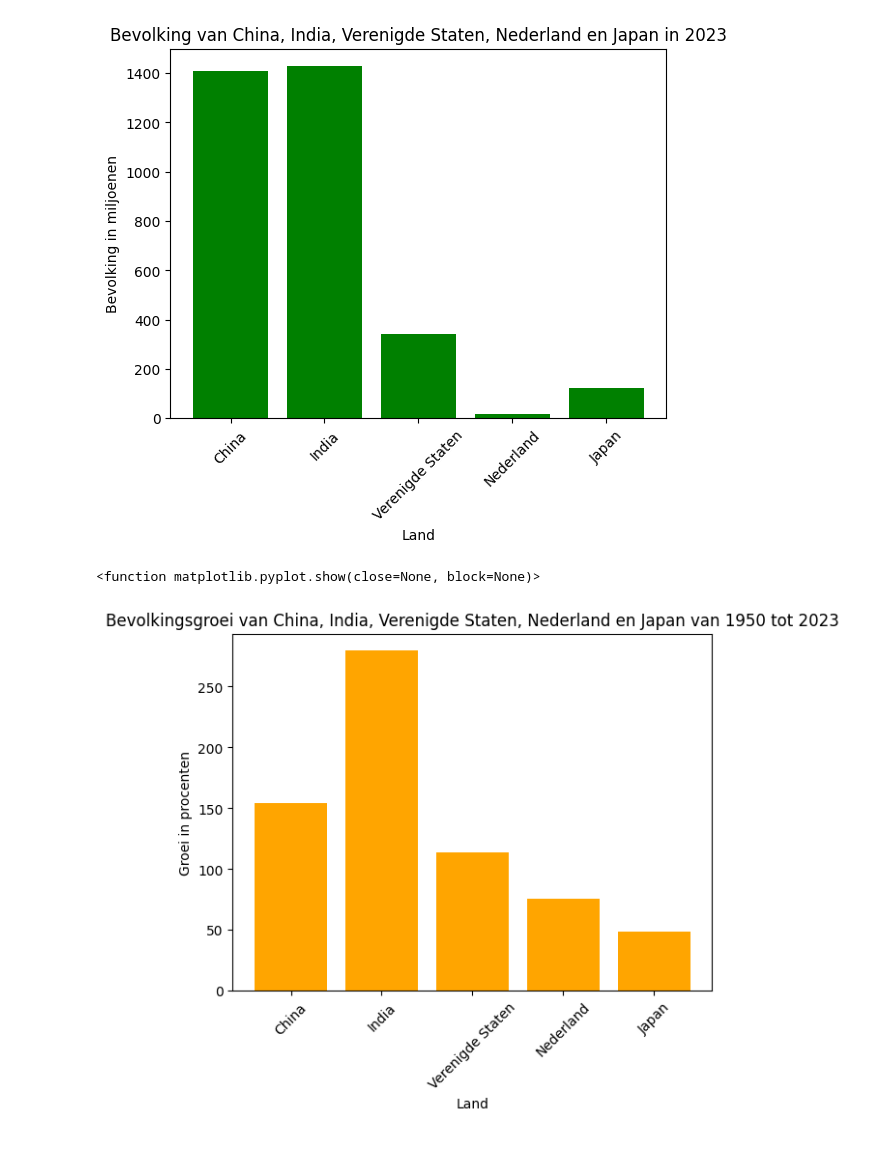
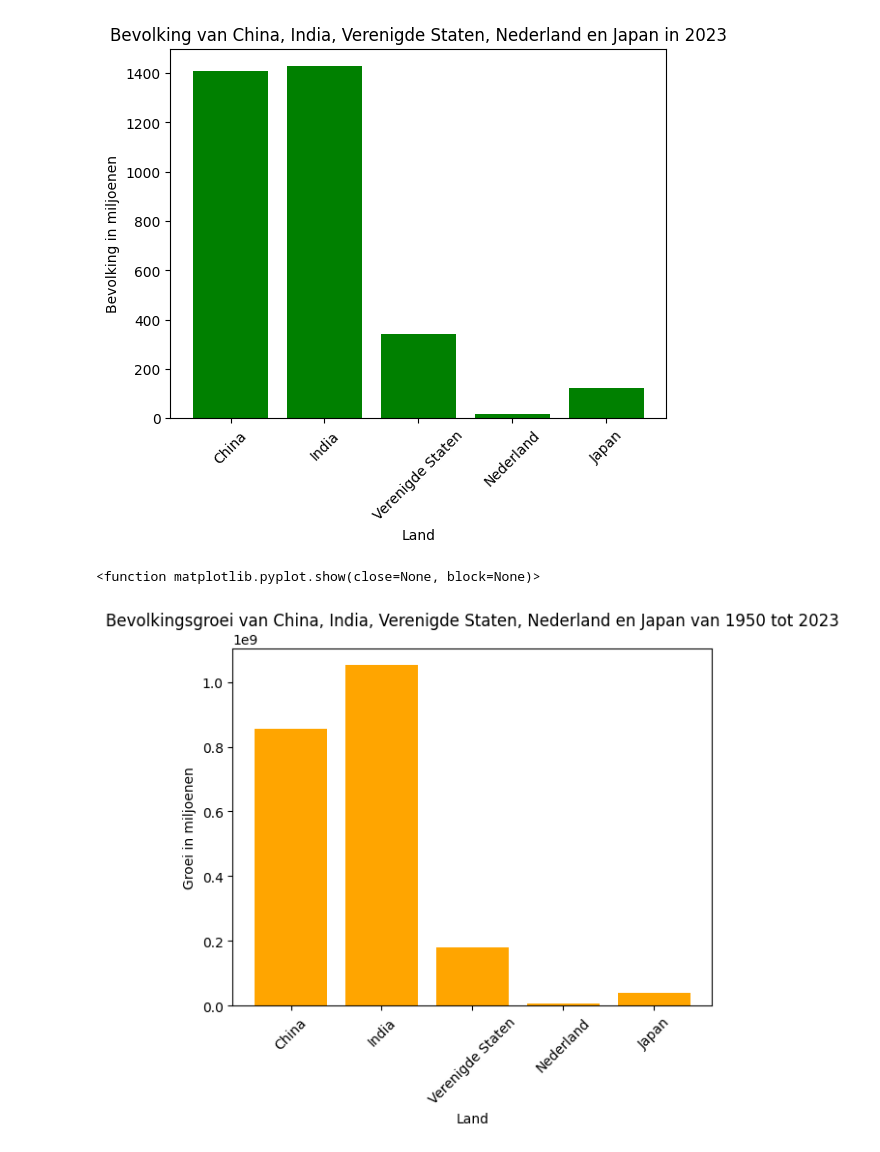
Before and after one commit to 268mdg/weersdata-analyse, a Jupyter notebook: notebooks/wereldbevolking.ipynb, the cells around one changed output. Cells and saved outputs as stored; diff of their text form; code cells hidden in the pictures.

```diff
--- a/notebooks/wereldbevolking.ipynb
+++ b/notebooks/wereldbevolking.ipynb
@@ -31,11 +31,6 @@ Nederland = df[df['land'] == 'Nederland'][jaren].values[0] /1_000_000
 Japen = df[df['land'] == 'Japan'][jaren].values[0] /1_000_000
 # %% [markdown]
 totale groei per land berekenen
-# %%
-totale_groei_China = (China[-1] - China[0]) / China[0] * 100
-totale_groei_India = (India[-1] - India[0]) / India[0] * 100
-totale_groei_Verenigde_Staten = (Verenigde_Staten[-1] - Verenigde_Staten[0]) / Verenigde_Staten[0] * 100
-totale_groei_Nederland = (Nederland[-1] - Nederland[0]) / Nederland[0] * 100
-totale_groei_Japan = (Japen[-1] - Japen[0]) / Japen[0] * 100
-
-df['totale_groei'] = [totale_groei_China, totale_groei_India, totale_groei_Verenigde_Staten, totale_groei_Nederland, totale_groei_Japan]
+# %%
+df['totale_groei'] = (df['2023'] - df['1950'])
+df['totale_groei_procentueel'] = ((df['2023'] - df['1950']) / df['1950']) * 100
@@ -73,12 +77,12 @@ plt.show
 # %%
 plt.bar(df['land'], df['totale_groei'], color='orange')
 
 plt.title('Bevolkingsgroei van China, India, Verenigde Staten, Nederland en Japan van 1950 tot 2023')
 plt.xlabel('Land')
-plt.ylabel('Groei in procenten')
+plt.ylabel('Groei in miljoenen')
 plt.xticks(rotation=45)
 
 plt.show
 # %% [output]
 <function matplotlib.pyplot.show(close=None, block=None)>
-[figure, old version]
+[figure, new version]
```
Also changed, not shown: parts of 2 cells of this notebook.
